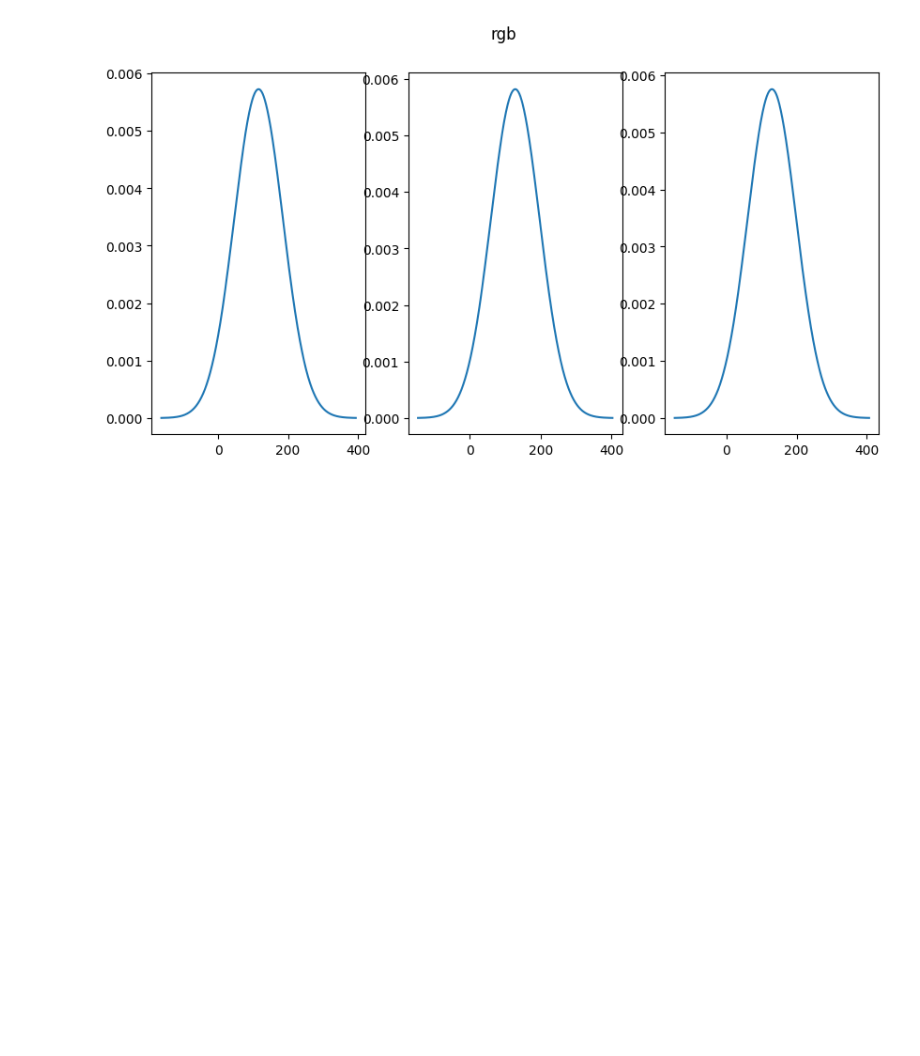
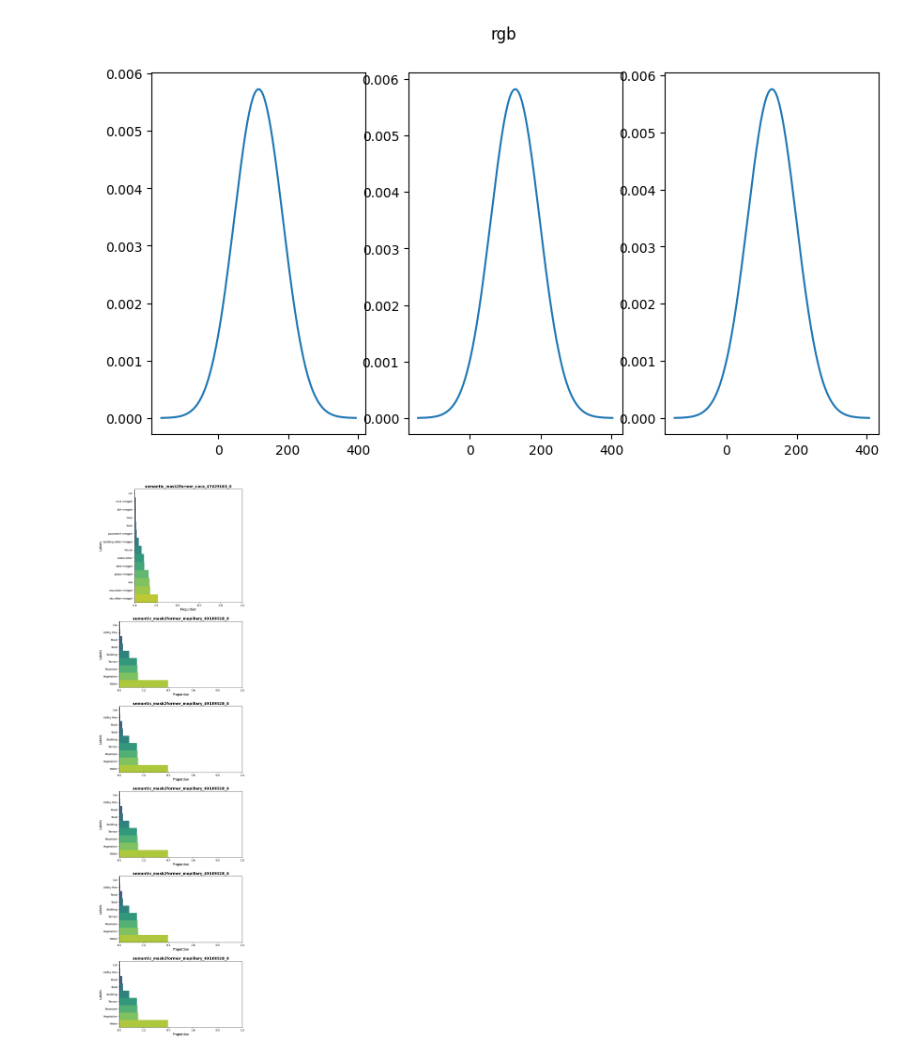
Before and after one commit to Meehai/video-representations-extractor, a Jupyter notebook: examples/vre_data_analysis/vre_data_analysis.ipynb, the cells around one changed output. Drawn from its saved outputs; the diff is of its cells as text; code cells hidden in the pictures; blank space fills up the shorter version.

```diff
--- a/examples/vre_data_analysis/vre_data_analysis.ipynb
+++ b/examples/vre_data_analysis/vre_data_analysis.ipynb
@@ -53,8 +64,9 @@ for classif_task in reader.classification_tasks:
 regression_tasks = [t for t in reader.tasks if t not in reader.classification_tasks]
 for regression_task in regression_tasks:
     fig = gaussian_from_statistics(reader, regression_task)
-    display(extract_pil_from_b64_image(extract_b64_image_from_fig(fig)))
+    display(pil_imgs := extract_pil_from_b64_image(extract_b64_image_from_fig(fig)))
     imgsrcs.append(extract_b64_imgsrc_from_fig(fig))
+    imgs.append(np.array(pil_img))
 
 save_html(imgsrcs, str(reader), "plot.html")
 # %% [output]
@@ -67,3 +79,8 @@ Written html at 'plot.html'
 [figure]
 [figure]
 [figure]
+# %%
+from PIL import Image
+display(Image.fromarray(np.concatenate(imgs, axis=0)))
+# %% [output]
+[figure, added]
```
Also changed, not shown: parts of 4 cells of this notebook, 1 other file.
